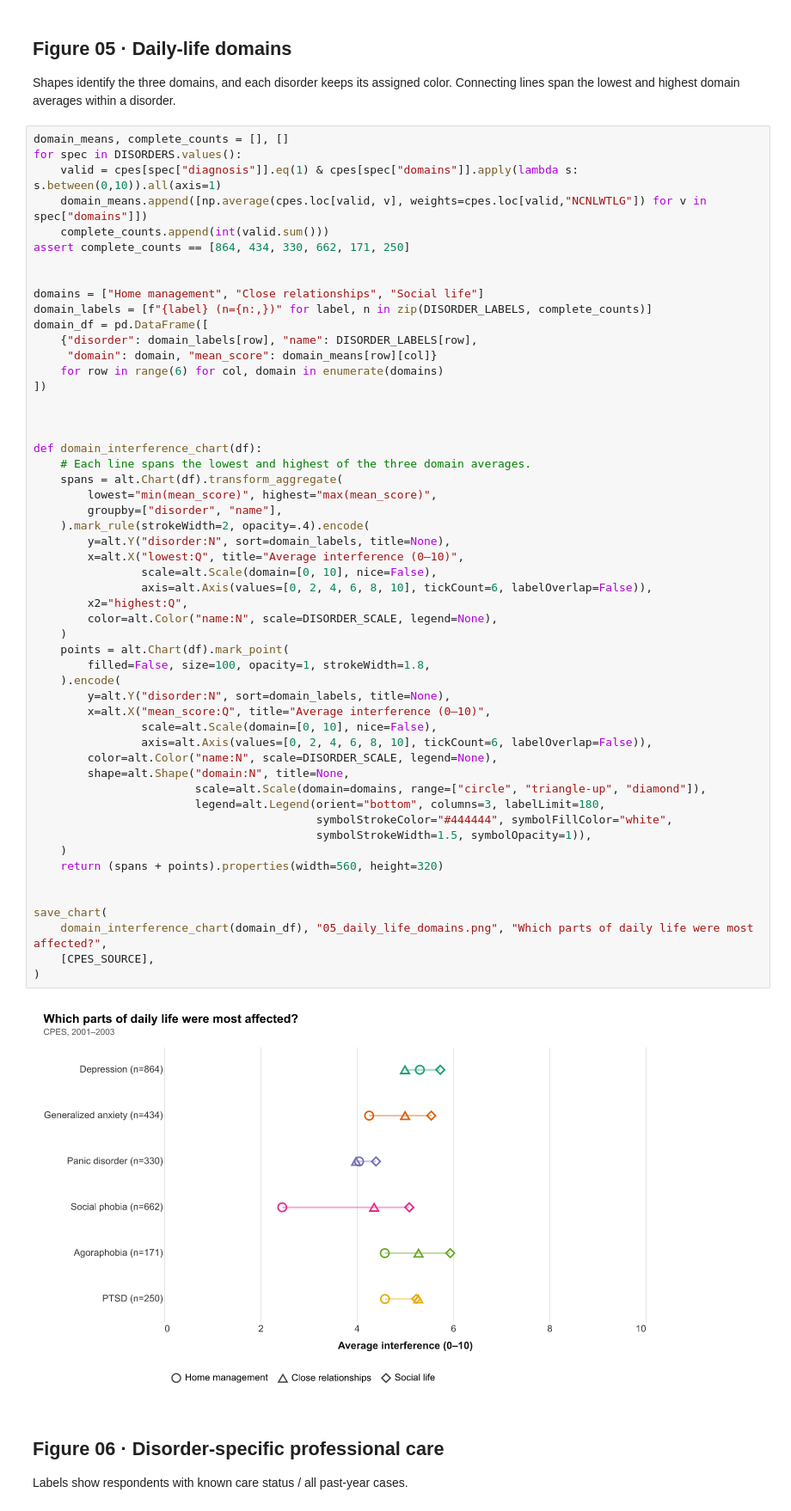
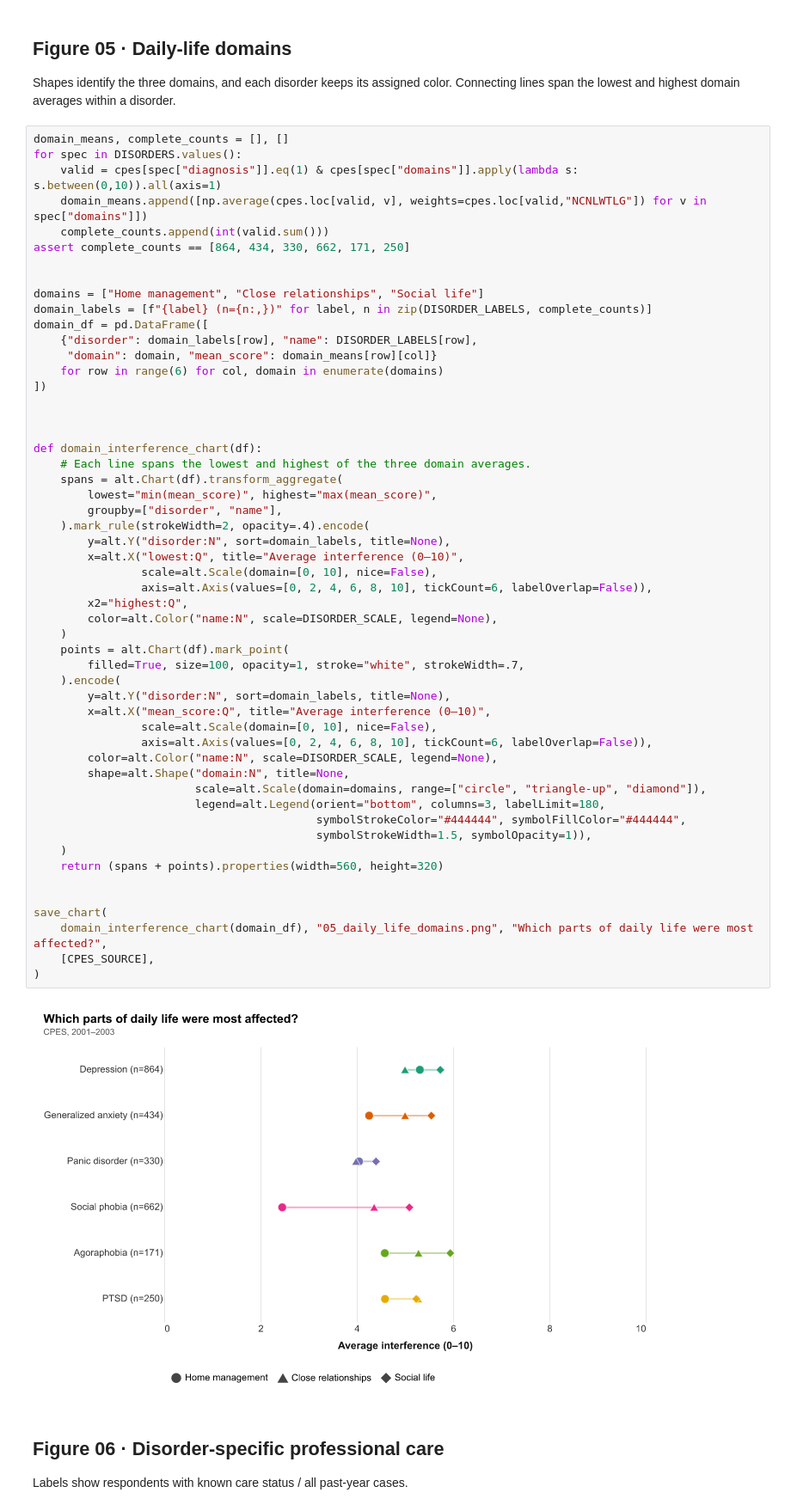
Before and after one commit to judycchen/capp30239-data-visualization_judy-chen, a Jupyter notebook: static-viz-project/milestone2_draft/static-draft.ipynb, the cells around one changed output. Shown at 86% size. Cells and saved outputs as stored; diff of their text form.

Commit message:
Fill domain markers with their disorder colors

```diff
--- a/static-viz-project/milestone2_draft/static-draft.ipynb
+++ b/static-viz-project/milestone2_draft/static-draft.ipynb
@@ -451,36 +451,36 @@ def domain_interference_chart(df):
         lowest="min(mean_score)", highest="max(mean_score)",
         groupby=["disorder", "name"],
     ).mark_rule(strokeWidth=2, opacity=.4).encode(
         y=alt.Y("disorder:N", sort=domain_labels, title=None),
         x=alt.X("lowest:Q", title="Average interference (0–10)",
                 scale=alt.Scale(domain=[0, 10], nice=False),
                 axis=alt.Axis(values=[0, 2, 4, 6, 8, 10], tickCount=6, labelOverlap=False)),
         x2="highest:Q",
         color=alt.Color("name:N", scale=DISORDER_SCALE, legend=None),
     )
     points = alt.Chart(df).mark_point(
-        filled=False, size=100, opacity=1, strokeWidth=1.8,
+        filled=True, size=100, opacity=1, stroke="white", strokeWidth=.7,
     ).encode(
         y=alt.Y("disorder:N", sort=domain_labels, title=None),
         x=alt.X("mean_score:Q", title="Average interference (0–10)",
                 scale=alt.Scale(domain=[0, 10], nice=False),
                 axis=alt.Axis(values=[0, 2, 4, 6, 8, 10], tickCount=6, labelOverlap=False)),
         color=alt.Color("name:N", scale=DISORDER_SCALE, legend=None),
         shape=alt.Shape("domain:N", title=None,
                         scale=alt.Scale(domain=domains, range=["circle", "triangle-up", "diamond"]),
                         legend=alt.Legend(orient="bottom", columns=3, labelLimit=180,
-                                          symbolStrokeColor="#444444", symbolFillColor="white",
+                                          symbolStrokeColor="#444444", symbolFillColor="#444444",
                                           symbolStrokeWidth=1.5, symbolOpacity=1)),
     )
     return (spans + points).properties(width=560, height=320)
 
 
 save_chart(
     domain_interference_chart(domain_df), "05_daily_life_domains.png", "Which parts of daily life were most affected?",
     [CPES_SOURCE],
 )
 # %% [output]
-[figure, old version]
+[figure, new version]
 # %% [markdown]
 ## Figure 06 · Disorder-specific professional care
 
```
Also changed, not shown: 1 other file.
